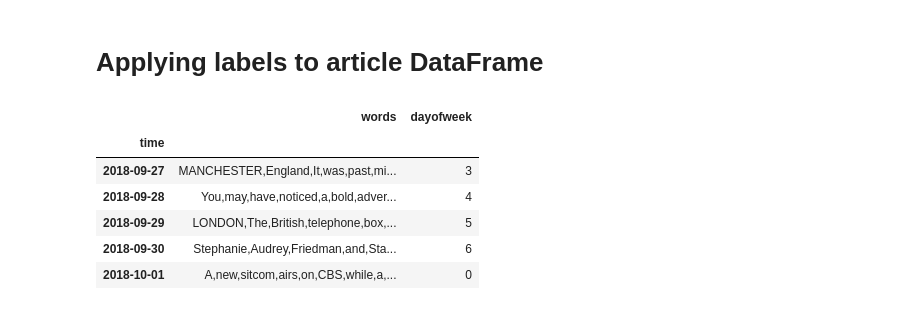
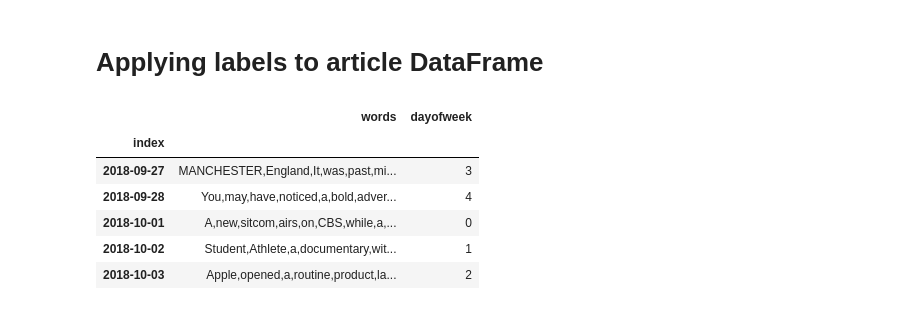
Before and after one commit to shrimpynuts/news-sentiment, a Jupyter notebook: willsu/prep_train_data.ipynb, the cells around one changed output. Cells and saved outputs as stored; diff of their text form; code cells hidden in the pictures.

Commit message:
weekend delta problem handled for now, dropped NA values

```diff
--- a/willsu/prep_train_data.ipynb
+++ b/willsu/prep_train_data.ipynb
@@ -32,3 +32,12 @@ df.head()
 | 2018-09-27 04:41:51 | https://www.nytimes.com/2018/09/2... | [The, Australia, Letter, is, a, w... |
 | 2018-09-27 09:00:05 | https://www.nytimes.com/2018/09/2... | [When, looking, for, restaurant, ... |
 | 2018-09-27 09:44:58 | https://www.nytimes.com/2018/09/2... | [Want, to, get, this, briefing, b... |
+# %%
+# Collapse the weekend articles all onto Friday
+df['dayofweek'] = df.index.dayofweek
+df.loc[df.dayofweek == 5,  'index'] = df[df.dayofweek == 5].index - pd.Timedelta(days=1)
+df.loc[df.dayofweek == 6, 'index'] = df[df.dayofweek == 6].index - pd.Timedelta(days=2)
+df.loc[(df.dayofweek != 5) & (df.dayofweek != 6),  'index'] = df[(df.dayofweek != 5) & (df.dayofweek != 6)].index
+# %%
+df = df.set_index('index')
+df.drop(columns = 'dayofweek', inplace = True)
@@ -77,14 +100,18 @@ This data doesn't have weekends. Need to think of some kind of way to handle thi
 # %%
 # Get days of the week
 sdf = pd.DataFrame({'words': post_df})
 sdf['dayofweek'] = sdf.index.dayofweek
+
+# #Drop weekends
+sdf = sdf[sdf.dayofweek != 5]
+sdf = sdf[sdf.dayofweek != 6]
 sdf.head()
 # %% [output]
 |  | words | dayofweek |
-| time |  |  |
+| index |  |  |
 | 2018-09-27 | MANCHESTER,England,It,was,past,mi... | 3 |
 | 2018-09-28 | You,may,have,noticed,a,bold,adver... | 4 |
-| 2018-09-29 | LONDON,The,British,telephone,box,... | 5 |
-| 2018-09-30 | Stephanie,Audrey,Friedman,and,Sta... | 6 |
 | 2018-10-01 | A,new,sitcom,airs,on,CBS,while,a,... | 0 |
+| 2018-10-02 | Student,Athlete,a,documentary,wit... | 1 |
+| 2018-10-03 | Apple,opened,a,routine,product,la... | 2 |
 # %%
```
Also changed, not shown: parts of 18 cells of this notebook.
